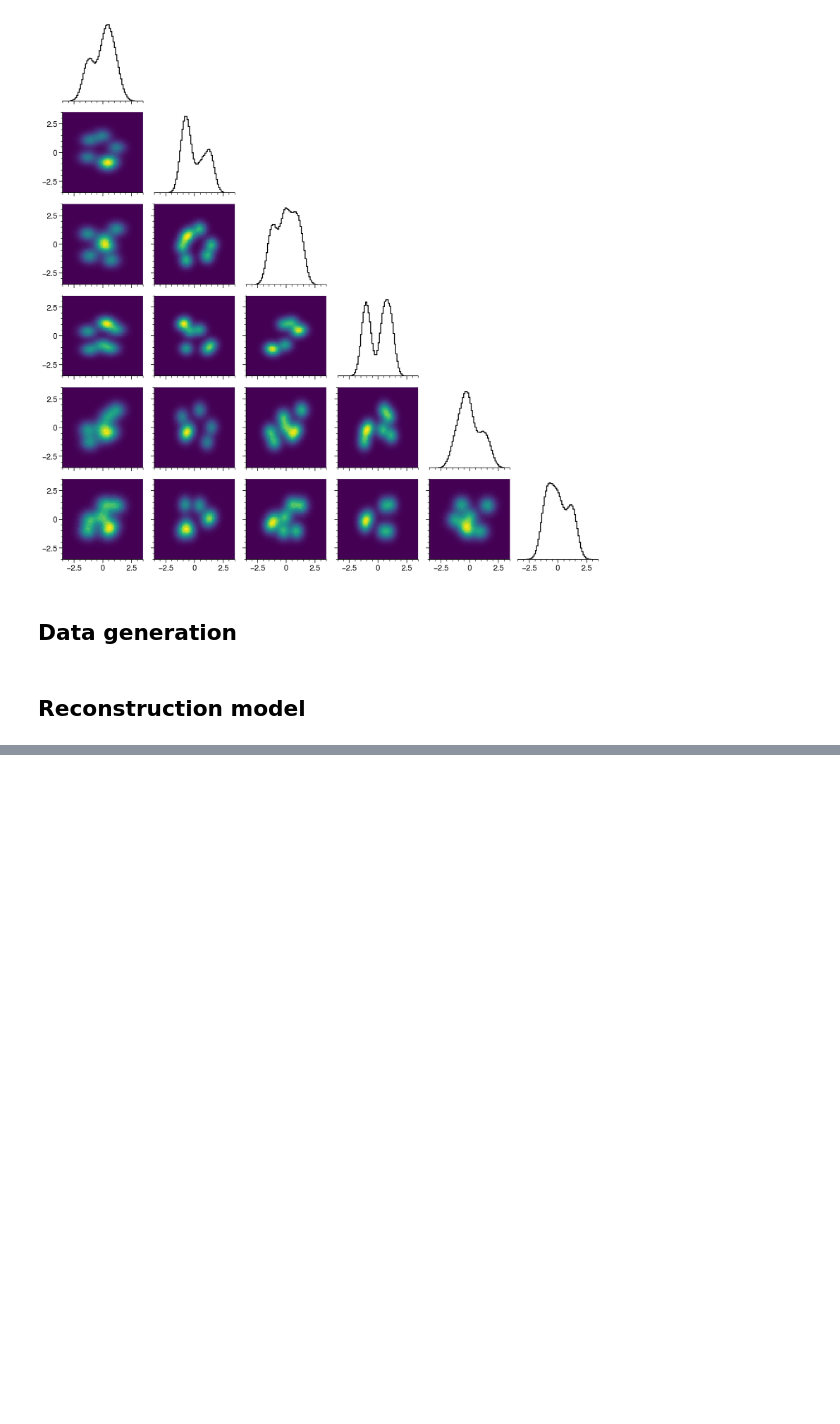
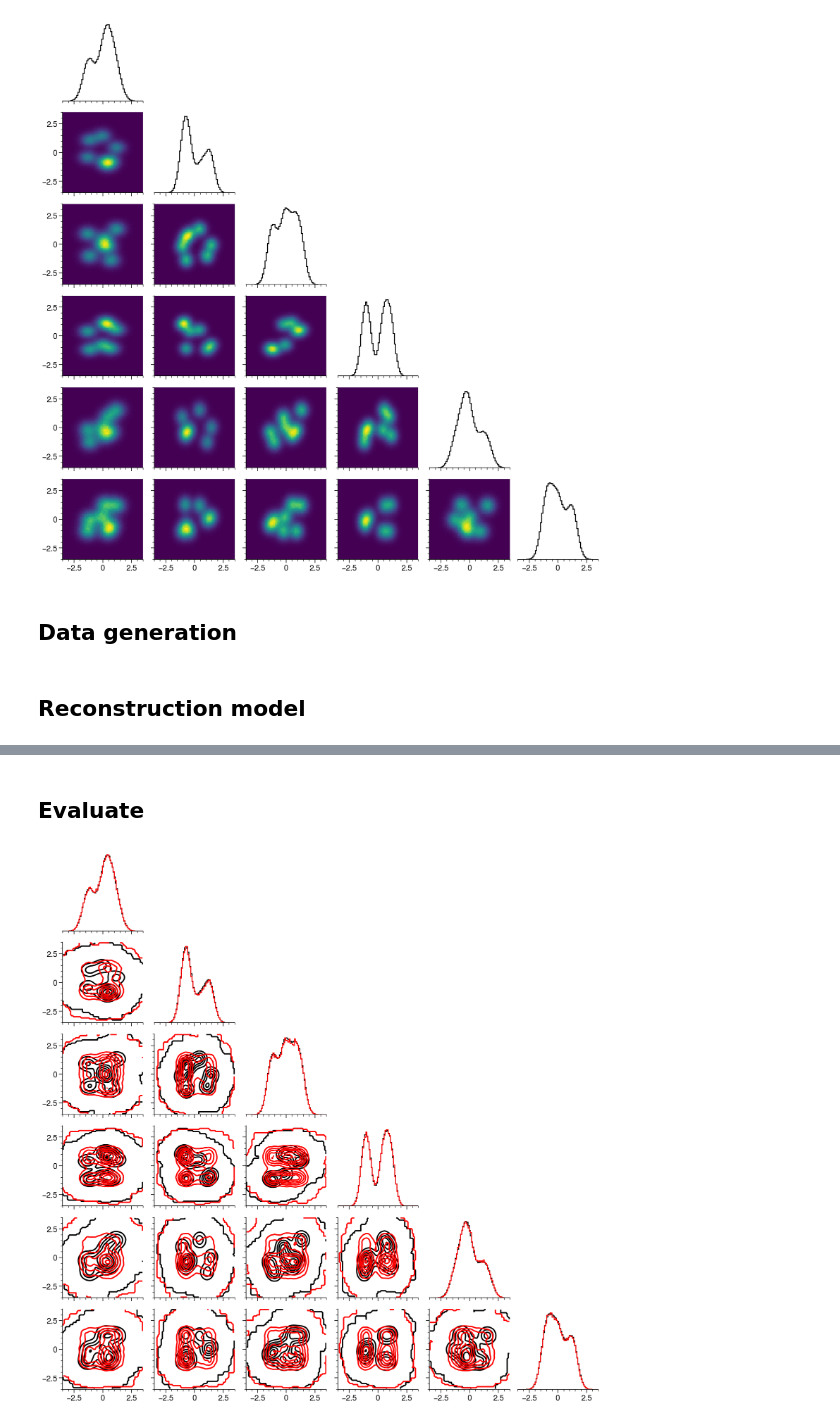
Before and after one commit to austin-hoover/ment, a Jupyter notebook: examples/rec_nd_1d_marg_sample.ipynb, the cells around one changed output, grey strips where cells are left out. Saved outputs shown, nothing was run; the diff lists cells and outputs as text; code cells hidden in the pictures; blank space fills up the shorter version.

```diff
--- a/examples/rec_nd_1d_marg_sample.ipynb
+++ b/examples/rec_nd_1d_marg_sample.ipynb
@@ -179,3 +179,24 @@ transform=2
 diagnostic=0
 transform=3
 diagnostic=0
+# %% [markdown]
+## Evaluate
+# %%
+x_pred = model.unnormalize(model.sample(1_000_000))
+
+grid = psv.CornerGrid(ndim, figwidth=(ndim * 1.5))
+for x, color in zip([x_true, x_pred], ["black", "red"]):
+    grid.plot(
+        x,
+        limits=limits,
+        bins=75,
+        diag_kws=dict(color=color),
+        mask=False,
+        kind="contour",
+        process_kws=dict(blur=1.0),
+        color=color,
+        N=7,
+    )
+plt.show()
+# %% [output]
+[figure, added]
```
Also changed, not shown: parts of 2 cells of this notebook, 13 other files.
